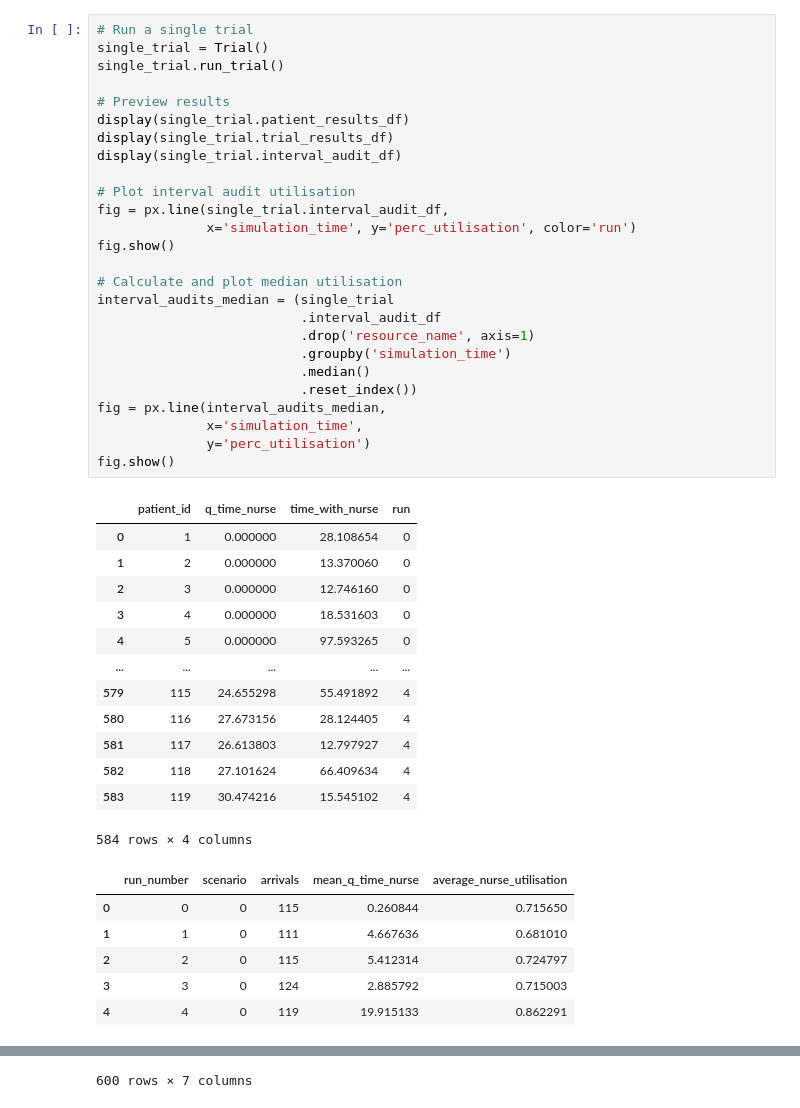
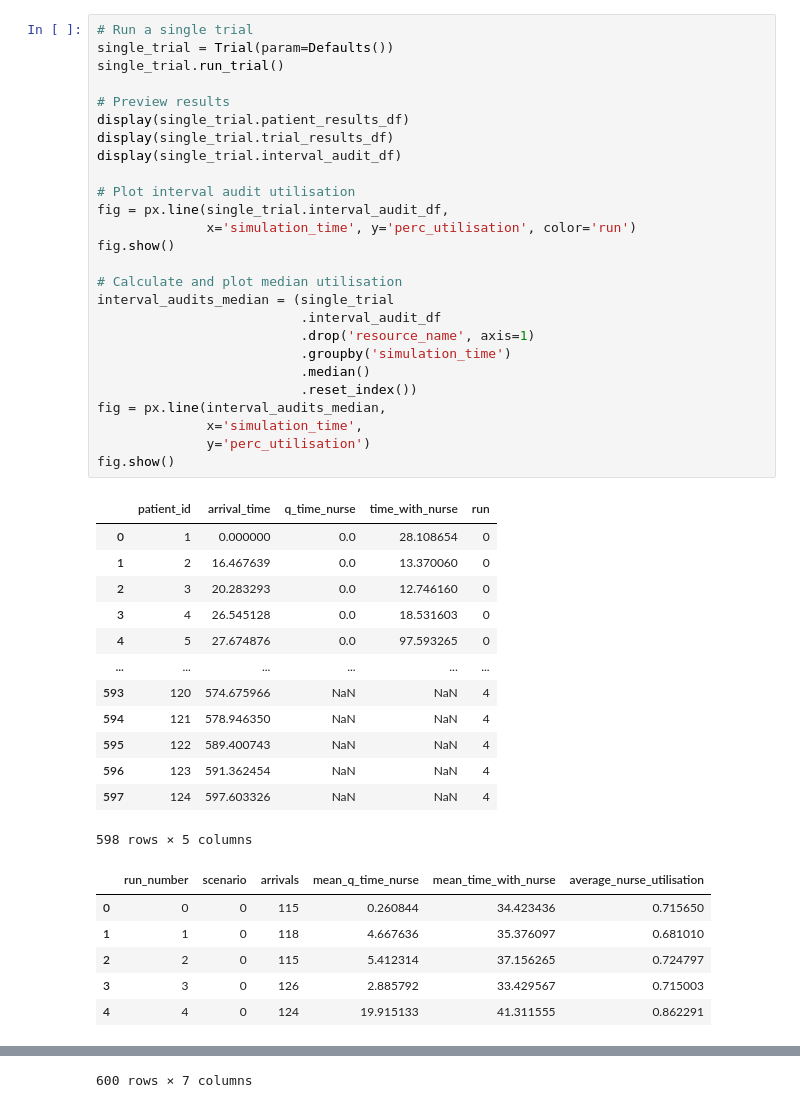
Before and after one commit to pythonhealthdatascience/pydesrap_mms, a Jupyter notebook: analysis.ipynb, the cells around one changed output, grey strips where cells are left out. Saved outputs shown, nothing was run; the diff lists cells and outputs as text.

```diff
--- a/analysis.ipynb
+++ b/analysis.ipynb
@@ -13,49 +198,49 @@ import plotly.express as px
 # %%
 # Run a single trial
-single_trial = Trial()
+single_trial = Trial(param=Defaults())
 single_trial.run_trial()
 
 # Preview results
 display(single_trial.patient_results_df)
 display(single_trial.trial_results_df)
 display(single_trial.interval_audit_df)
 
 # Plot interval audit utilisation
 fig = px.line(single_trial.interval_audit_df,
               x='simulation_time', y='perc_utilisation', color='run')
 fig.show()
 
 # Calculate and plot median utilisation
 interval_audits_median = (single_trial
                           .interval_audit_df
                           .drop('resource_name', axis=1)
                           .groupby('simulation_time')
                           .median()
                           .reset_index())
 fig = px.line(interval_audits_median,
               x='simulation_time',
               y='perc_utilisation')
 fig.show()
 # %% [output]
-|  | patient_id | q_time_nurse | time_with_nurse | run |
-| 0 | 1 | 0.000000 | 28.108654 | 0 |
-| 1 | 2 | 0.000000 | 13.370060 | 0 |
-| 2 | 3 | 0.000000 | 12.746160 | 0 |
-| 3 | 4 | 0.000000 | 18.531603 | 0 |
-| 4 | 5 | 0.000000 | 97.593265 | 0 |
-| ... | ... | ... | ... | ... |
-| 579 | 115 | 24.655298 | 55.491892 | 4 |
-| 580 | 116 | 27.673156 | 28.124405 | 4 |
-| 581 | 117 | 26.613803 | 12.797927 | 4 |
-| 582 | 118 | 27.101624 | 66.409634 | 4 |
-| 583 | 119 | 30.474216 | 15.545102 | 4 |
+|  | patient_id | arrival_time | q_time_nurse | time_with_nurse | run |
+| 0 | 1 | 0.000000 | 0.0 | 28.108654 | 0 |
+| 1 | 2 | 16.467639 | 0.0 | 13.370060 | 0 |
+| 2 | 3 | 20.283293 | 0.0 | 12.746160 | 0 |
+| 3 | 4 | 26.545128 | 0.0 | 18.531603 | 0 |
+| 4 | 5 | 27.674876 | 0.0 | 97.593265 | 0 |
+| ... | ... | ... | ... | ... | ... |
+| 593 | 120 | 574.675966 | NaN | NaN | 4 |
+| 594 | 121 | 578.946350 | NaN | NaN | 4 |
+| 595 | 122 | 589.400743 | NaN | NaN | 4 |
+| 596 | 123 | 591.362454 | NaN | NaN | 4 |
+| 597 | 124 | 597.603326 | NaN | NaN | 4 |
-584 rows × 4 columns
+598 rows × 5 columns
-|  | run_number | scenario | arrivals | mean_q_time_nurse | average_nurse_utilisation |
-| 0 | 0 | 0 | 115 | 0.260844 | 0.715650 |
-| 1 | 1 | 0 | 111 | 4.667636 | 0.681010 |
-| 2 | 2 | 0 | 115 | 5.412314 | 0.724797 |
-| 3 | 3 | 0 | 124 | 2.885792 | 0.715003 |
-| 4 | 4 | 0 | 119 | 19.915133 | 0.862291 |
+|  | run_number | scenario | arrivals | mean_q_time_nurse | mean_time_with_nurse | average_nurse_utilisation |
+| 0 | 0 | 0 | 115 | 0.260844 | 34.423436 | 0.715650 |
+| 1 | 1 | 0 | 118 | 4.667636 | 35.376097 | 0.681010 |
+| 2 | 2 | 0 | 115 | 5.412314 | 37.156265 | 0.724797 |
+| 3 | 3 | 0 | 126 | 2.885792 | 33.429567 | 0.715003 |
+| 4 | 4 | 0 | 124 | 19.915133 | 41.311555 | 0.862291 |
 |  | resource_name | simulation_time | number_utilised | number_available | queue_length | run | ... |
 | 0 | nurse | 0 | 0 | 9 | 0 | 0 | ... |
 | 1 | nurse | 5 | 1 | 9 | 0 | 0 | ... |
```
Also changed, not shown: parts of 18 cells of this notebook.
